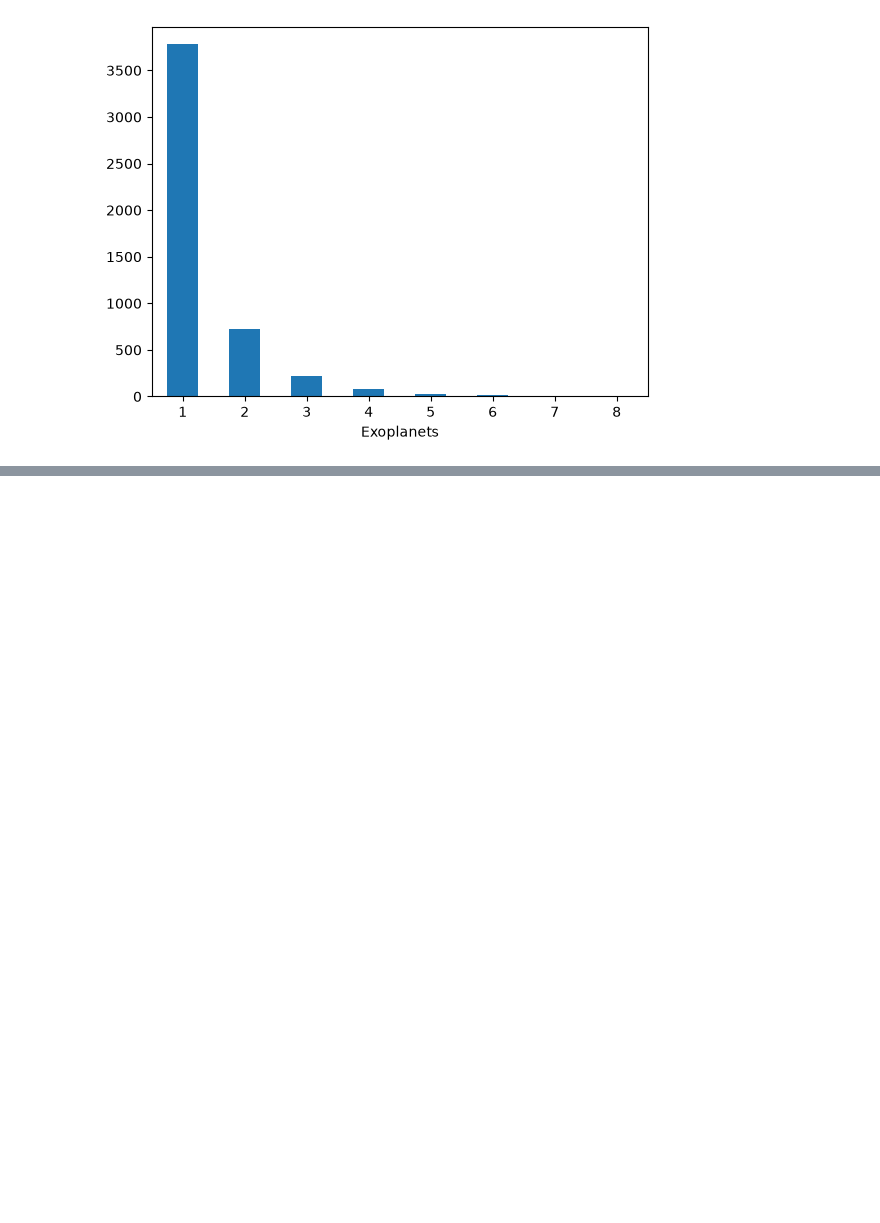
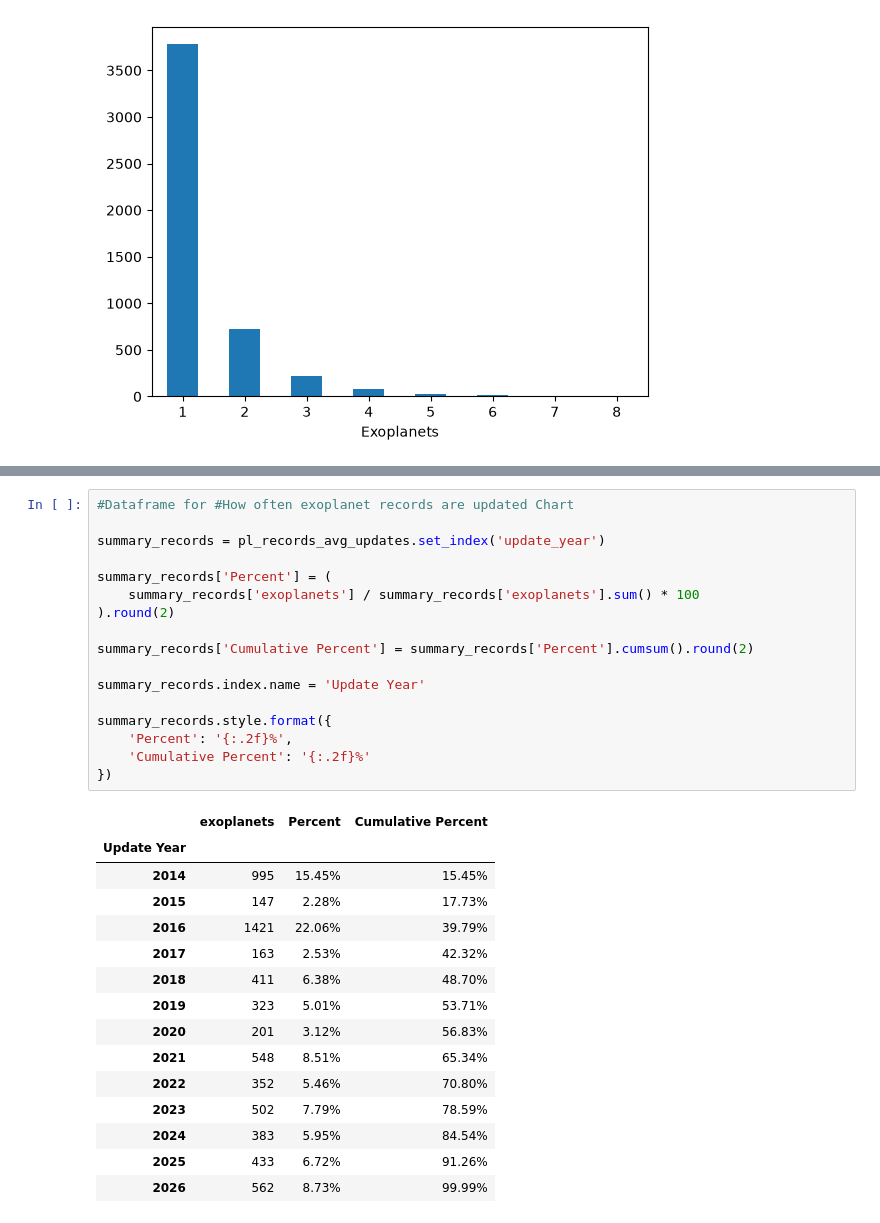
Before and after one commit to alexandervp1/aequo-finance, a Jupyter notebook: data/astronomical_analysis.ipynb, the cells around one changed output, grey strips where cells are left out. Cells and saved outputs as stored; diff of their text form; blank space fills up the shorter version.

```diff
--- a/data/astronomical_analysis.ipynb
+++ b/data/astronomical_analysis.ipynb
@@ -188,3 +245,36 @@ pl_records_avg_updates = pd.read_sql("""
+# %%
+#Dataframe for #How often exoplanet records are updated Chart
+
+summary_records = pl_records_avg_updates.set_index('update_year')
+
+summary_records['Percent'] = (
+    summary_records['exoplanets'] / summary_records['exoplanets'].sum() * 100
+).round(2)
+
+summary_records['Cumulative Percent'] = summary_records['Percent'].cumsum().round(2)
+
+summary_records.index.name = 'Update Year'
+
+summary_records.style.format({
+    'Percent': '{:.2f}%',
+    'Cumulative Percent': '{:.2f}%'
+})
+# %% [output]
+|  | exoplanets | Percent | Cumulative Percent |
+| Update Year |  |  |  |
+| 2014 | 995 | 15.45% | 15.45% |
+| 2015 | 147 | 2.28% | 17.73% |
+| 2016 | 1421 | 22.06% | 39.79% |
+| 2017 | 163 | 2.53% | 42.32% |
+| 2018 | 411 | 6.38% | 48.70% |
+| 2019 | 323 | 5.01% | 53.71% |
+| 2020 | 201 | 3.12% | 56.83% |
+| 2021 | 548 | 8.51% | 65.34% |
+| 2022 | 352 | 5.46% | 70.80% |
+| 2023 | 502 | 7.79% | 78.59% |
+| 2024 | 383 | 5.95% | 84.54% |
+| 2025 | 433 | 6.72% | 91.26% |
+| 2026 | 562 | 8.73% | 99.99% |
 # %%
 #Oldest and most recent exoplanets discovered
 
```
Also changed, not shown: parts of 12 cells of this notebook.
